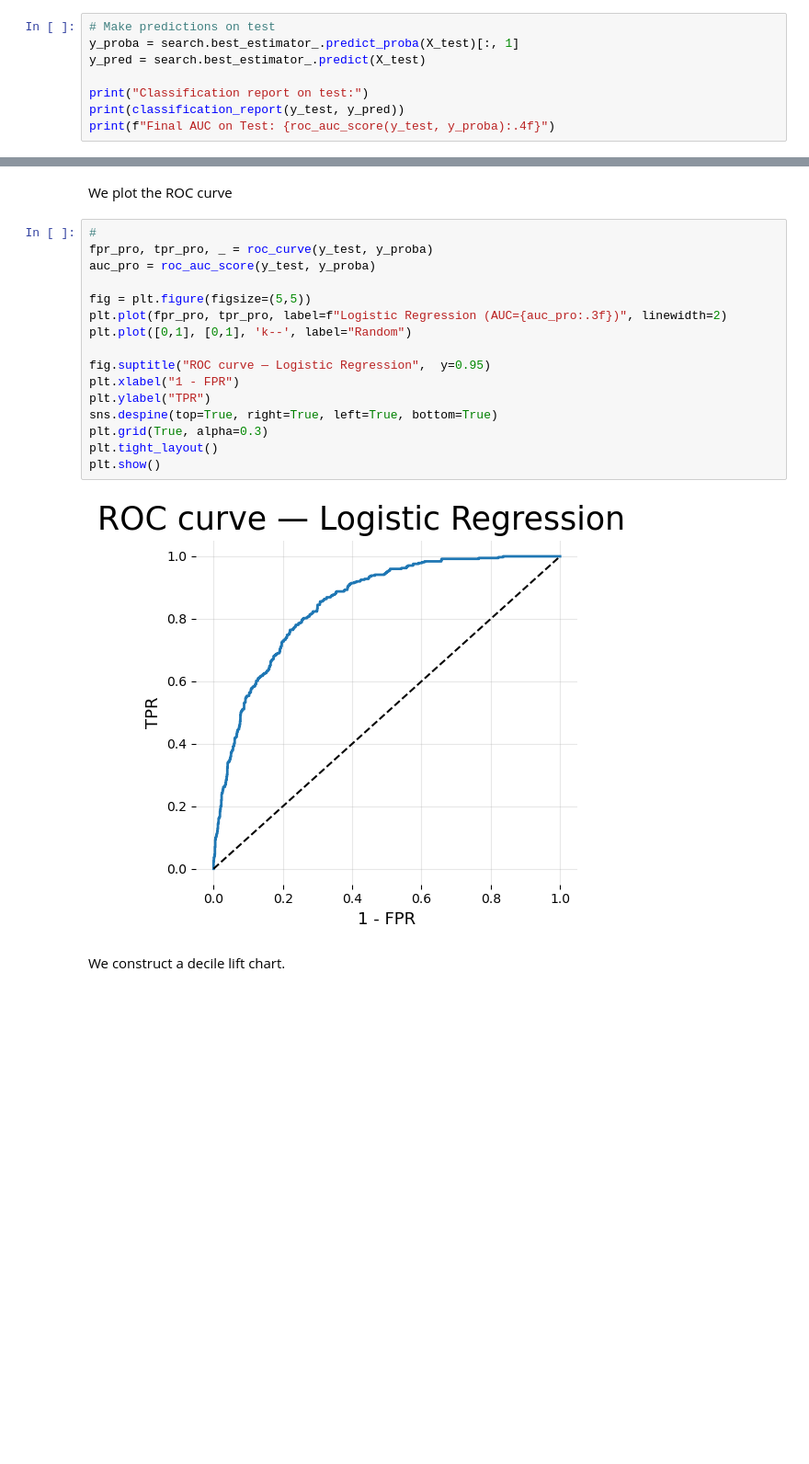
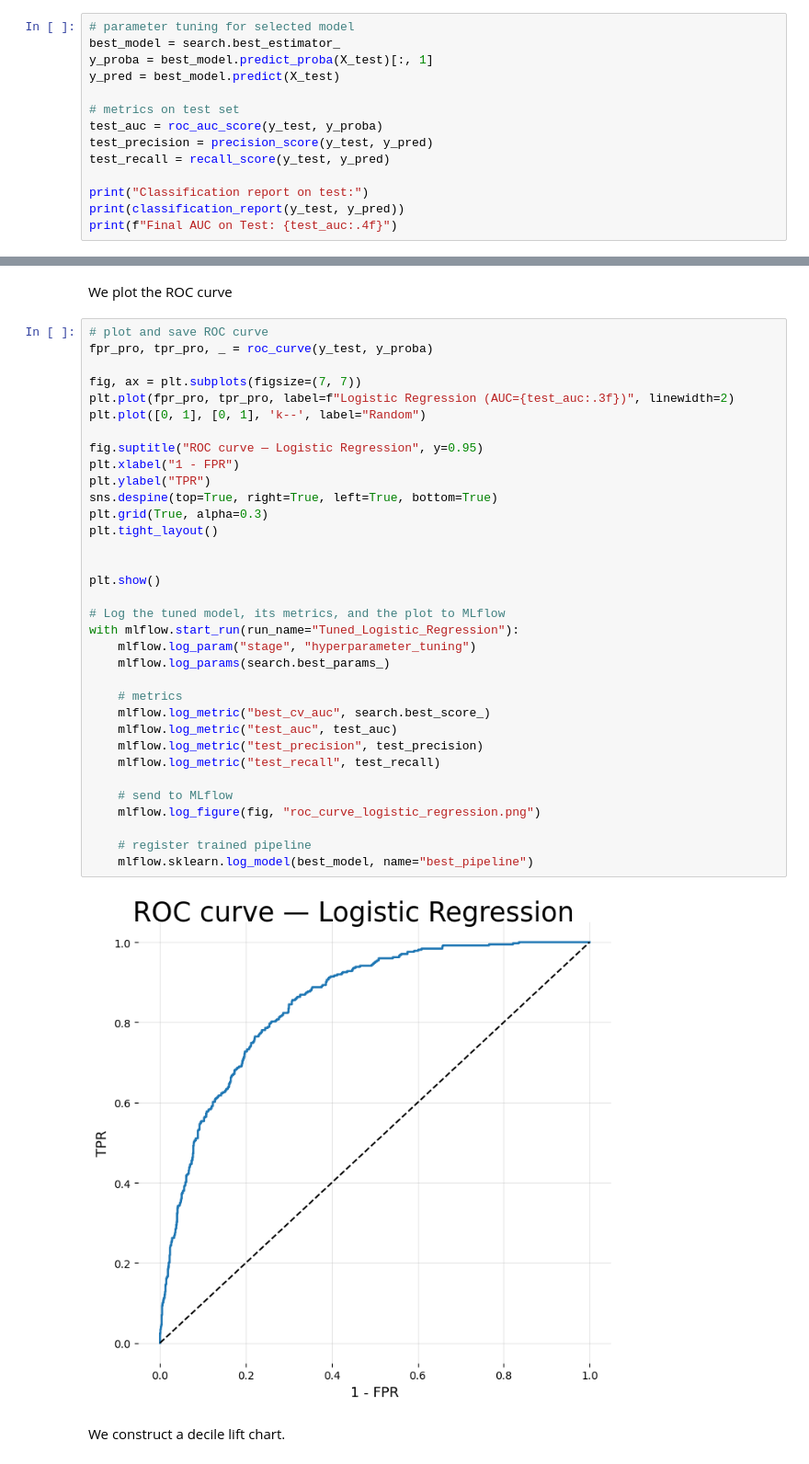
Before and after one commit to gabarosky/Telcochurn, a Jupyter notebook: notebooks/churn.ipynb, the cells around one changed output, grey strips where cells are left out. Shown at 92% size. Drawn from its saved outputs; the diff is of its cells as text; blank space fills up the shorter version.

Commit message:
docs & MLOps: update README with MLflow and fix tracking workflow

```diff
--- a/notebooks/churn.ipynb
+++ b/notebooks/churn.ipynb
@@ -853,13 +893,19 @@ Best params: {'model__solver': 'liblinear', 'model__penalty': 'l1', 'model__C':
 # %% [markdown]
 Now we train the model with the best parameters and apply the model on the test set
 # %%
-# Make predictions on test
-y_proba = search.best_estimator_.predict_proba(X_test)[:, 1]
-y_pred = search.best_estimator_.predict(X_test)
+# parameter tuning for selected model
+best_model = search.best_estimator_
+y_proba = best_model.predict_proba(X_test)[:, 1]
+y_pred = best_model.predict(X_test)
+
+# metrics on test set
+test_auc = roc_auc_score(y_test, y_proba)
+test_precision = precision_score(y_test, y_pred)
+test_recall = recall_score(y_test, y_pred)
 
 print("Classification report on test:")
 print(classification_report(y_test, y_pred))
-print(f"Final AUC on Test: {roc_auc_score(y_test, y_proba):.4f}")
+print(f"Final AUC on Test: {test_auc:.4f}")
 # %% [output]
 Classification report on test:
               precision    recall  f1-score   support
@@ -875,23 +921,41 @@ Final AUC on Test: 0.8517
 # %% [markdown]
 We plot the ROC curve
 # %%
-#
+# plot and save ROC curve
 fpr_pro, tpr_pro, _ = roc_curve(y_test, y_proba)
-auc_pro = roc_auc_score(y_test, y_proba)
 
-fig = plt.figure(figsize=(5,5))
-plt.plot(fpr_pro, tpr_pro, label=f"Logistic Regression (AUC={auc_pro:.3f})", linewidth=2)
-plt.plot([0,1], [0,1], 'k--', label="Random")
+fig, ax = plt.subplots(figsize=(7, 7))
+plt.plot(fpr_pro, tpr_pro, label=f"Logistic Regression (AUC={test_auc:.3f})", linewidth=2)
+plt.plot([0, 1], [0, 1], 'k--', label="Random")
 
-fig.suptitle("ROC curve — Logistic Regression",  y=0.95)
+fig.suptitle("ROC curve — Logistic Regression", y=0.95)
 plt.xlabel("1 - FPR")
 plt.ylabel("TPR")
 sns.despine(top=True, right=True, left=True, bottom=True)
 plt.grid(True, alpha=0.3)
 plt.tight_layout()
+
+
 plt.show()
+
+# Log the tuned model, its metrics, and the plot to MLflow
+with mlflow.start_run(run_name="Tuned_Logistic_Regression"):
+    mlflow.log_param("stage", "hyperparameter_tuning")
+    mlflow.log_params(search.best_params_)
+
+    # metrics
+    mlflow.log_metric("best_cv_auc", search.best_score_)
+    mlflow.log_metric("test_auc", test_auc)
+    mlflow.log_metric("test_precision", test_precision)
+    mlflow.log_metric("test_recall", test_recall)
+
+    # send to MLflow
+    mlflow.log_figure(fig, "roc_curve_logistic_regression.png")
+
+    # register trained pipeline
+    mlflow.sklearn.log_model(best_model, name="best_pipeline")
 # %% [output]
-[figure, old version]
+[figure, new version]
 # %% [markdown]
 We construct a decile lift chart.
 # %%
```
Also changed, not shown: parts of 11 cells of this notebook, 4 other files.
